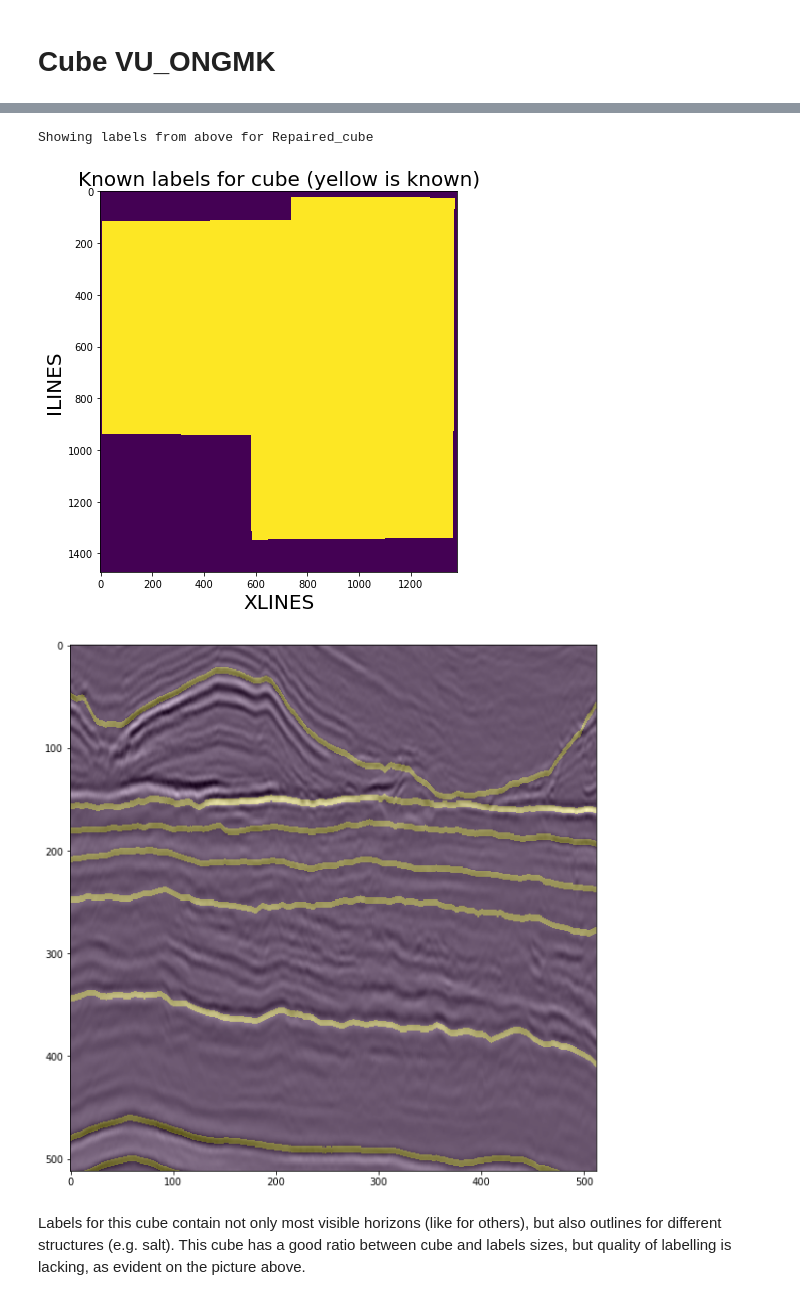
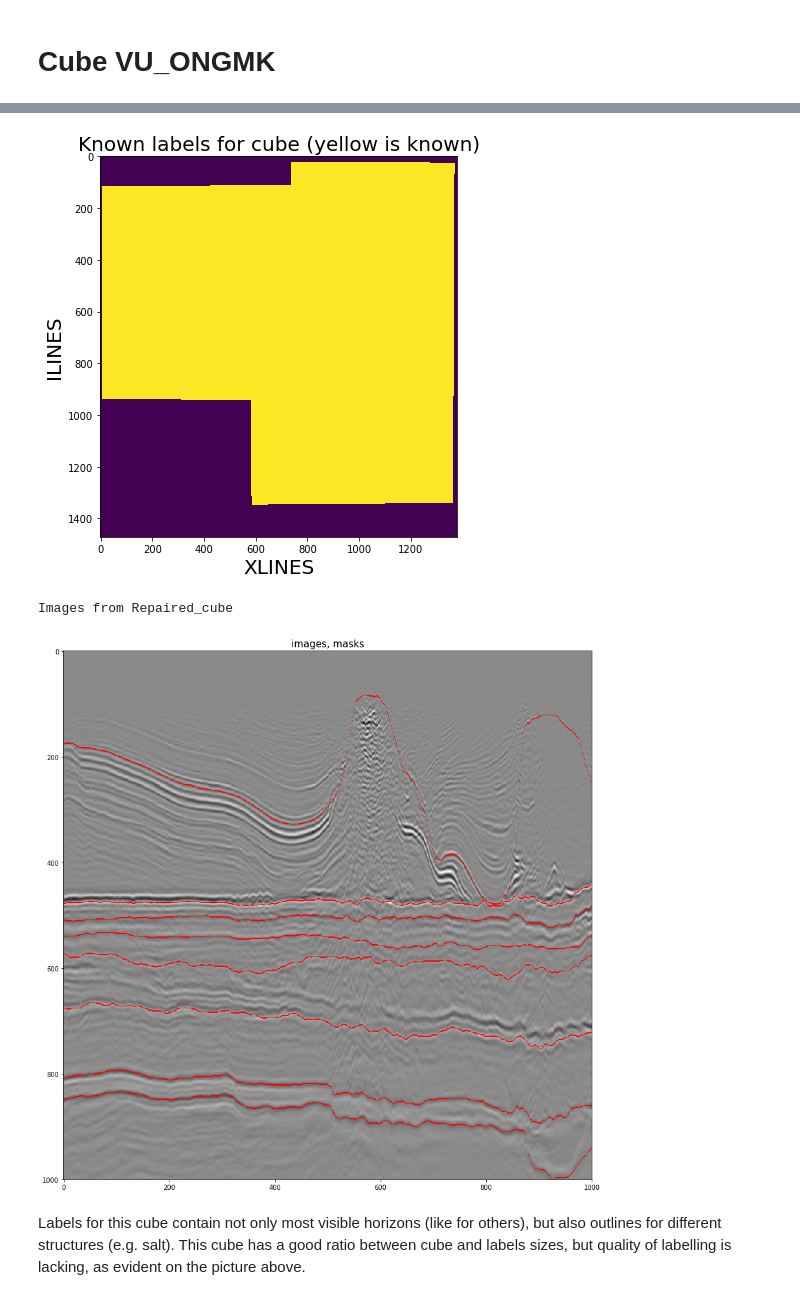
Before and after one commit to sadaqatali2027/seismiqb-1, a Jupyter notebook: datasets/Horizonts_modelling.ipynb, the cells around one changed output, grey strips where cells are left out. Cells and saved outputs as stored; diff of their text form; code cells hidden in the pictures.

```diff
--- a/datasets/Horizonts_modelling.ipynb
+++ b/datasets/Horizonts_modelling.ipynb
@@ -247,12 +204,6 @@ path_data = '/notebooks/SEISMIC_DATA/CUBE_VUONGMK/Repaired_cube.hdf5'
 dsi = FilesIndex(path=[path_data], no_ext=True)
 ds = SeismicCubeset(dsi)
 
-paths_txt = {ds.indices[0]: glob('/notebooks/SEISMIC_DATA/CUBE_VUONGMK/HORIZONTS/*')}
-
-ds = (ds.load_geometries()
-        .load_point_clouds(paths = paths_txt)
-        .load_labels()
-        .load_samplers()
-      )
+ds = ds.load()
 # ~35 seconds
 # %% [output]
@@ -283,27 +227,23 @@ Cube shape (ilines, xlines, height) is: [1472, 1380, 1071]
 # %%
-ds.show_labels(ds.indices[0])
+ds.show_labels()
 # %% [output]
-Showing labels from above for Repaired_cube
 [figure]
 # %%
 demo_pipeline = (Pipeline()
                  .load_component(src=[D('geometries'), D('labels')],
                                  dst=['geometries', 'labels'])
                  .crop(points=L(ds.sampler.sample, 16),
-                       shape=[3, 512, 512])
-                 .load_cubes(dst='data_crops')
-                 .create_masks(dst='mask_crops')
-                 .scale(mode='normalize', src='data_crops')
+                       shape=[3, 1000, 1000])
+                 .load_cubes(dst='images')
+                 .create_masks(dst='masks', width=1)
+                 .scale(mode='normalize', src='images')
                  )
 
 demo_batch = (demo_pipeline << ds).next_batch(1, n_epochs=None)
-# %%
-c = 10
-plt.figure(figsize=(20,10))
-plt.imshow(demo_batch.data_crops[c][0, :, :].T, cmap='gray')
-plt.imshow(demo_batch.mask_crops[c][0, :, :].T, alpha=0.3)
-plt.show()
-# %% [output]
-[figure, removed]
+# %%
+demo_batch.plot_components(13, 'images', 'masks', overlap=True, rotate_axes=1)
+# %% [output]
+Images from Repaired_cube
+[figure, added]
 # %% [markdown]
 Labels for this cube contain not only most visible horizons (like for others), but also outlines for different structures (e.g. salt). This cube has a good ratio between cube and labels sizes, but quality of labelling is lacking, as evident on the picture above.
```
Also changed, not shown: parts of 28 cells of this notebook.
